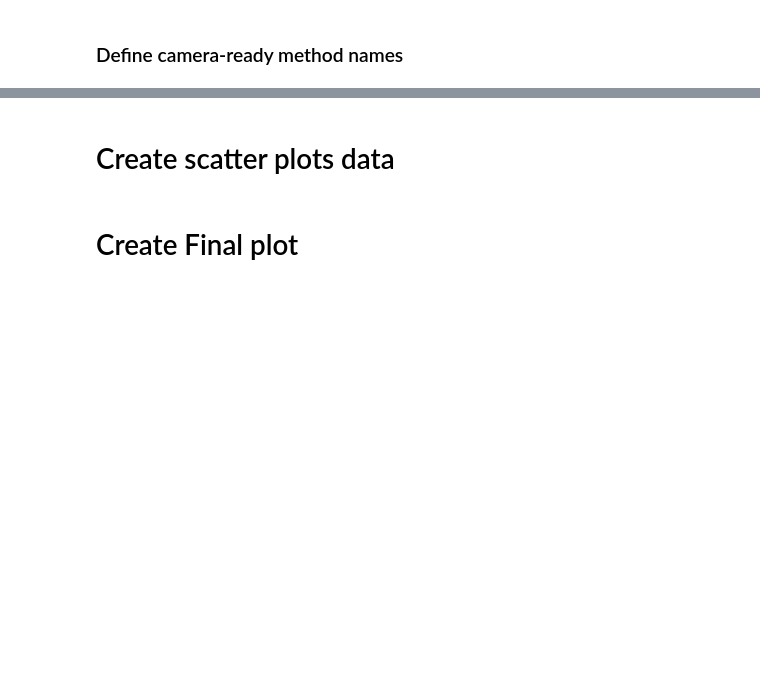
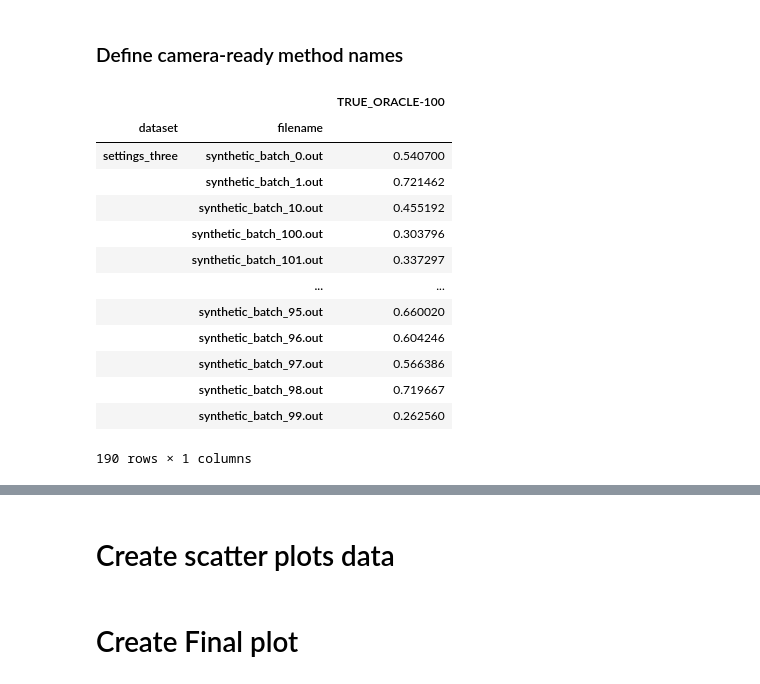
Before and after one commit to doanthihoaithu/MSAD, a Jupyter notebook: experiments/accuracy_analysis/accuracy_vs_detection_mts.ipynb, the cells around one changed output, grey strips where cells are left out. Cells and saved outputs as stored; diff of their text form; code cells hidden in the pictures; blank space fills up the shorter version.

```diff
--- a/experiments/accuracy_analysis/accuracy_vs_detection_mts.ipynb
+++ b/experiments/accuracy_analysis/accuracy_vs_detection_mts.ipynb
@@ -147,35 +173,51 @@ for length in all_length:
 # %%
 def read_oracle(measure, oracle_type='true'):
     result = None
 
     for prob in probs:
         # Read Oracle
-        df = pd.read_csv(f"../../data/mts/settings_two/metrics/{oracle_type.upper()}_ORACLE-{prob}/{measure}.csv")
+        df = pd.read_csv(f'../../data/mts/{current_dataset}/metrics/{oracle_type.upper()}_ORACLE-{prob}/{measure}.csv')
 
         # Fix new index
-        new_index = df['Unnamed: 0'].str.split(pat='/', n=1, expand=True)
-        new_index = tuple(map(tuple, new_index.values))
+        new_index = df['Unnamed: 0'].str.split(pat='/', n=2, expand=True)
+        new_index = tuple(map(tuple, new_index.values[:, -2:]))
+        # print(new_index)
         new_index = pd.MultiIndex.from_tuples(new_index, names=['dataset', 'filename'])
         df = df.drop(labels='Unnamed: 0', axis=1)
         df.index = new_index
 
         # Concat results
         if result is None:
             result = df
         else:
             result = pd.concat([result, df], axis=1)
 
     return result
 
 # Read all Oracles (every type, every probability)
 oracles = None
 for oracle_type in oracle_types:
     curr_oracle = read_oracle(measure=measure_name, oracle_type=oracle_type)
     if oracles is None:
         oracles = curr_oracle
     else:
         oracles = pd.concat([oracles, curr_oracle], axis=1)
 oracles
+# %% [output]
+|  |  | TRUE_ORACLE-100 |
+| dataset | filename |  |
+| settings_three | synthetic_batch_0.out | 0.540700 |
+|  | synthetic_batch_1.out | 0.721462 |
+|  | synthetic_batch_10.out | 0.455192 |
+|  | synthetic_batch_100.out | 0.303796 |
+|  | synthetic_batch_101.out | 0.337297 |
+|  | ... | ... |
+|  | synthetic_batch_95.out | 0.660020 |
+|  | synthetic_batch_96.out | 0.604246 |
+|  | synthetic_batch_97.out | 0.566386 |
+|  | synthetic_batch_98.out | 0.719667 |
+|  | synthetic_batch_99.out | 0.262560 |
+190 rows × 1 columns
 # %%
 def oracle_to_plot(oracles, oracle_type, probs, style='--'):
     # Transform to probabilities
```
Also changed, not shown: parts of 4 cells of this notebook, 29 other files.
